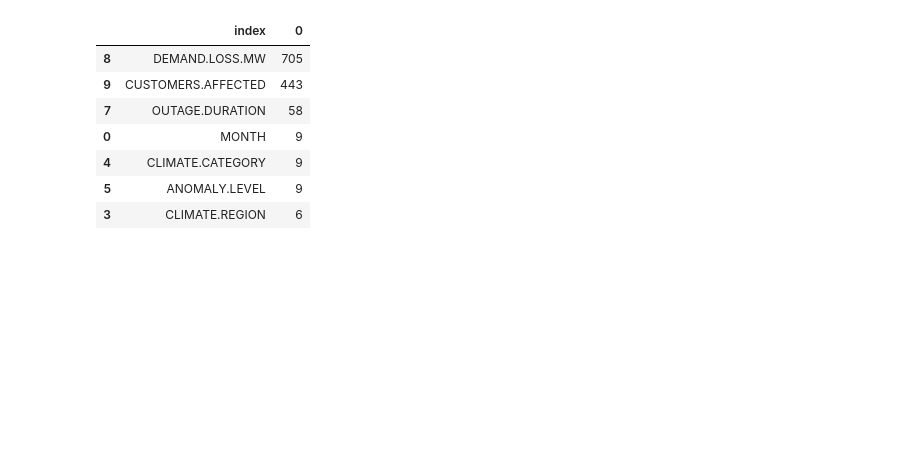
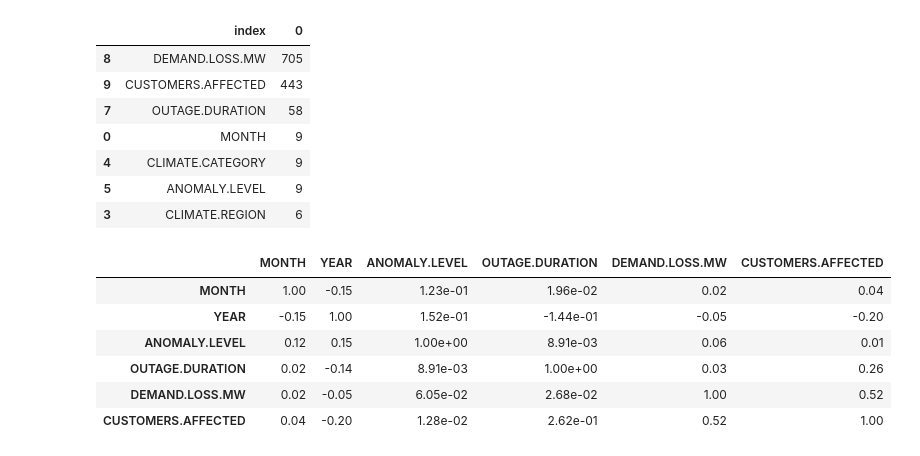
Before and after one commit to Serena-Chensr/power-outage-prediction, a Jupyter notebook: template.ipynb, the cells around one changed output. Cells and saved outputs as stored; diff of their text form; code cells hidden in the pictures; blank space fills up the shorter version.

Commit message:
correlation matrix

```diff
--- a/template.ipynb
+++ b/template.ipynb
@@ -417,3 +417,15 @@ outage_info.isna().sum().reset_index().sort_values(0, ascending= False).head(7)
 | 4 | CLIMATE.CATEGORY | 9 |
 | 5 | ANOMALY.LEVEL | 9 |
 | 3 | CLIMATE.REGION | 6 |
+# %%
+outage_numerical = outage_info[['MONTH', 'YEAR', 'ANOMALY.LEVEL', 'OUTAGE.DURATION', 'DEMAND.LOSS.MW', 'CUSTOMERS.AFFECTED']]
+correlation_numerical = outage_numerical.corr()
+correlation_numerical
+# %% [output]
+|  | MONTH | YEAR | ANOMALY.LEVEL | OUTAGE.DURATION | DEMAND.LOSS.MW | CUSTOMERS.AFFECTED |
+| MONTH | 1.00 | -0.15 | 1.23e-01 | 1.96e-02 | 0.02 | 0.04 |
+| YEAR | -0.15 | 1.00 | 1.52e-01 | -1.44e-01 | -0.05 | -0.20 |
+| ANOMALY.LEVEL | 0.12 | 0.15 | 1.00e+00 | 8.91e-03 | 0.06 | 0.01 |
+| OUTAGE.DURATION | 0.02 | -0.14 | 8.91e-03 | 1.00e+00 | 0.03 | 0.26 |
+| DEMAND.LOSS.MW | 0.02 | -0.05 | 6.05e-02 | 2.68e-02 | 1.00 | 0.52 |
+| CUSTOMERS.AFFECTED | 0.04 | -0.20 | 1.28e-02 | 2.62e-01 | 0.52 | 1.00 |
```
Also changed, not shown: parts of 1 cell of this notebook.
